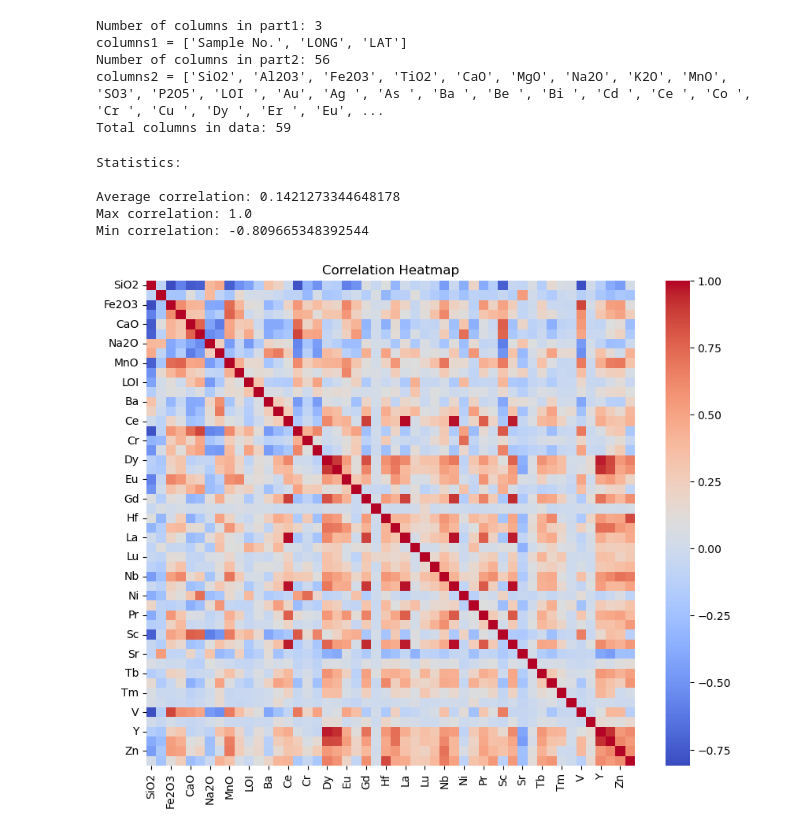
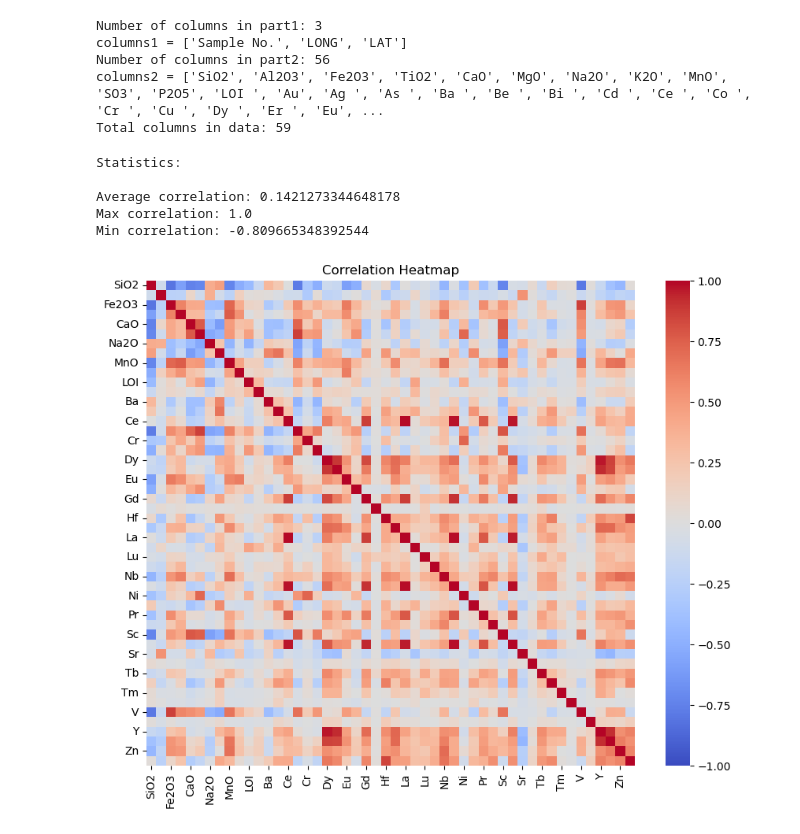
Before and after one commit to tyhowee/personal_code, a Jupyter notebook: data_analysis/saudi_data.ipynb, the cells around one changed output. Drawn from its saved outputs; the diff is of its cells as text; code cells hidden in the pictures.

```diff
--- a/data_analysis/saudi_data.ipynb
+++ b/data_analysis/saudi_data.ipynb
@@ -84,23 +90,23 @@ gajhq_data = gajhq_data.loc[:, gajhq_data.nunique() > 1]
 # %%
 # Corr plot
 gajhq_corr = gajhq_data.iloc[:, 3:].corr()
 
 print("Statistics:\n")
 print("Average correlation:", gajhq_corr.stack().mean())
 print("Max correlation:", gajhq_corr.stack().max())
 print("Min correlation:", gajhq_corr.stack().min())
 
 plt.figure(figsize=(10, 8))
-sns.heatmap(gajhq_corr, annot=False, fmt=".2f", cmap="coolwarm")
+sns.heatmap(gajhq_corr, annot=False, fmt=".2f", cmap="coolwarm", vmin=-1, vmax=1)
 plt.title("Correlation Heatmap")
 plt.show()
 # %% [output]
 Statistics:
 
 Average correlation: 0.1421273344648178
 Max correlation: 1.0
 Min correlation: -0.809665348392544
-[figure, old version]
+[figure, new version]
 # %%
 ### PCA
 
```
Also changed, not shown: parts of 6 cells of this notebook.
